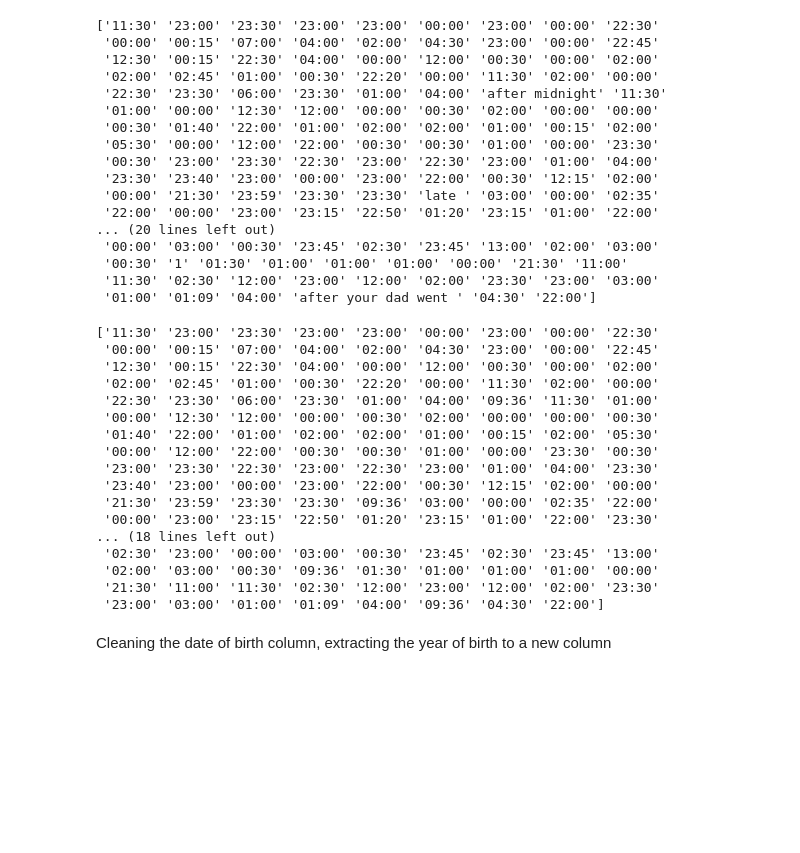
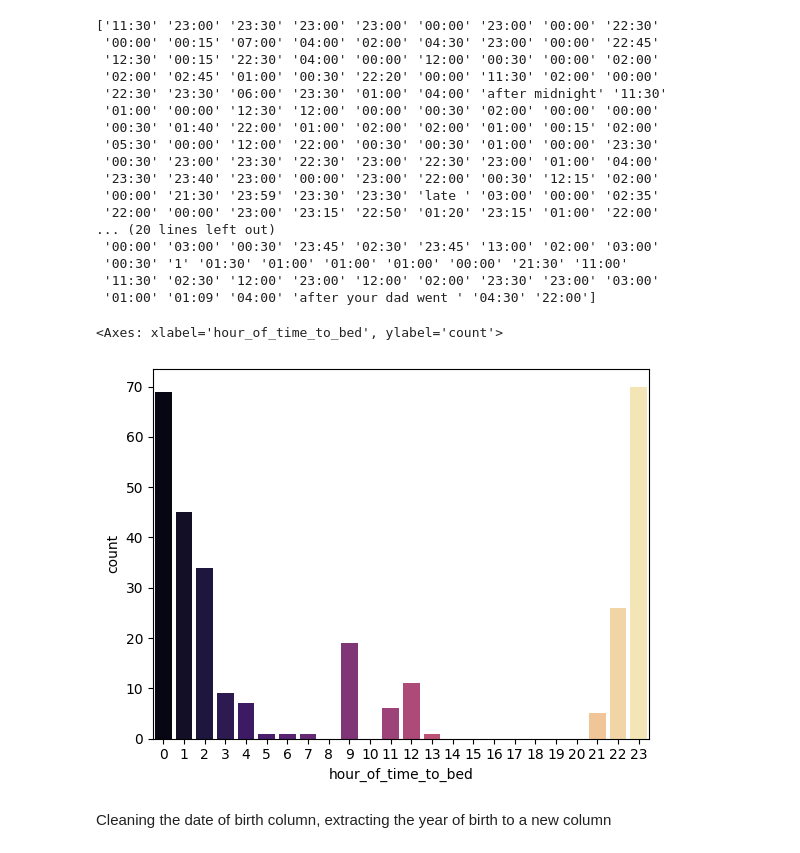
Before and after one commit to pshreyasv100/dmt-assignment-1, a Jupyter notebook: A1_collab.ipynb, the cells around one changed output. Cells and saved outputs as stored; diff of their text form; code cells hidden in the pictures; blank space fills up the shorter version.

```diff
--- a/A1_collab.ipynb
+++ b/A1_collab.ipynb
@@ -328,26 +357,13 @@ mean_time = pd.Series(valid_times).apply(lambda x: pd.to_datetime(x, format='%H:
 
 # Replace each value that does not match the pattern with the mean time value
 df['time_to_bed'] = df['time_to_bed'].apply(lambda x: mean_time if not re.match(time_pattern, x) else x)
-# %%
-print(np.asarray(df['time_to_bed']))
-# %% [output]
-['11:30' '23:00' '23:30' '23:00' '23:00' '00:00' '23:00' '00:00' '22:30'
- '00:00' '00:15' '07:00' '04:00' '02:00' '04:30' '23:00' '00:00' '22:45'
- '12:30' '00:15' '22:30' '04:00' '00:00' '12:00' '00:30' '00:00' '02:00'
- '02:00' '02:45' '01:00' '00:30' '22:20' '00:00' '11:30' '02:00' '00:00'
- '22:30' '23:30' '06:00' '23:30' '01:00' '04:00' '09:36' '11:30' '01:00'
- '00:00' '12:30' '12:00' '00:00' '00:30' '02:00' '00:00' '00:00' '00:30'
- '01:40' '22:00' '01:00' '02:00' '02:00' '01:00' '00:15' '02:00' '05:30'
- '00:00' '12:00' '22:00' '00:30' '00:30' '01:00' '00:00' '23:30' '00:30'
- '23:00' '23:30' '22:30' '23:00' '22:30' '23:00' '01:00' '04:00' '23:30'
- '23:40' '23:00' '00:00' '23:00' '22:00' '00:30' '12:15' '02:00' '00:00'
- '21:30' '23:59' '23:30' '23:30' '09:36' '03:00' '00:00' '02:35' '22:00'
- '00:00' '23:00' '23:15' '22:50' '01:20' '23:15' '01:00' '22:00' '23:30'
-... (18 lines left out)
- '02:30' '23:00' '00:00' '03:00' '00:30' '23:45' '02:30' '23:45' '13:00'
- '02:00' '03:00' '00:30' '09:36' '01:30' '01:00' '01:00' '01:00' '00:00'
- '21:30' '11:00' '11:30' '02:30' '12:00' '23:00' '12:00' '02:00' '23:30'
- '23:00' '03:00' '01:00' '01:09' '04:00' '09:36' '04:30' '22:00']
+# %%
+df['hour_of_time_to_bed'] = df['time_to_bed'].apply(lambda x: int(x.split(":")[0]))
+hour_order = [0, 1, 2, 3, 4, 5, 6, 7, 8, 9, 10, 11, 12, 13, 14, 15, 16, 17, 18, 19, 20, 21, 22, 23]
+sns.countplot(data=df, x='hour_of_time_to_bed', order=hour_order,palette='magma')
+# %% [output]
+<Axes: xlabel='hour_of_time_to_bed', ylabel='count'>
+[figure, added]
 # %% [markdown]
 Cleaning the date of birth column, extracting the year of birth to a new column
 # %%
```
Also changed, not shown: parts of 42 cells of this notebook, 1 other file.
